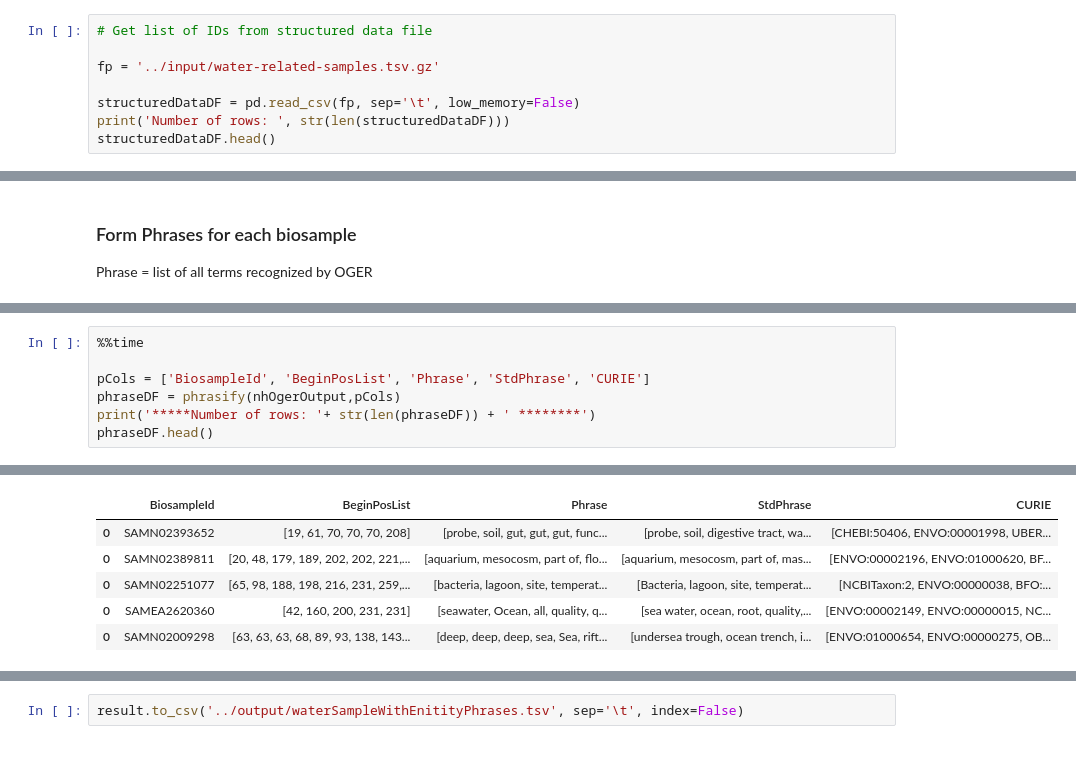
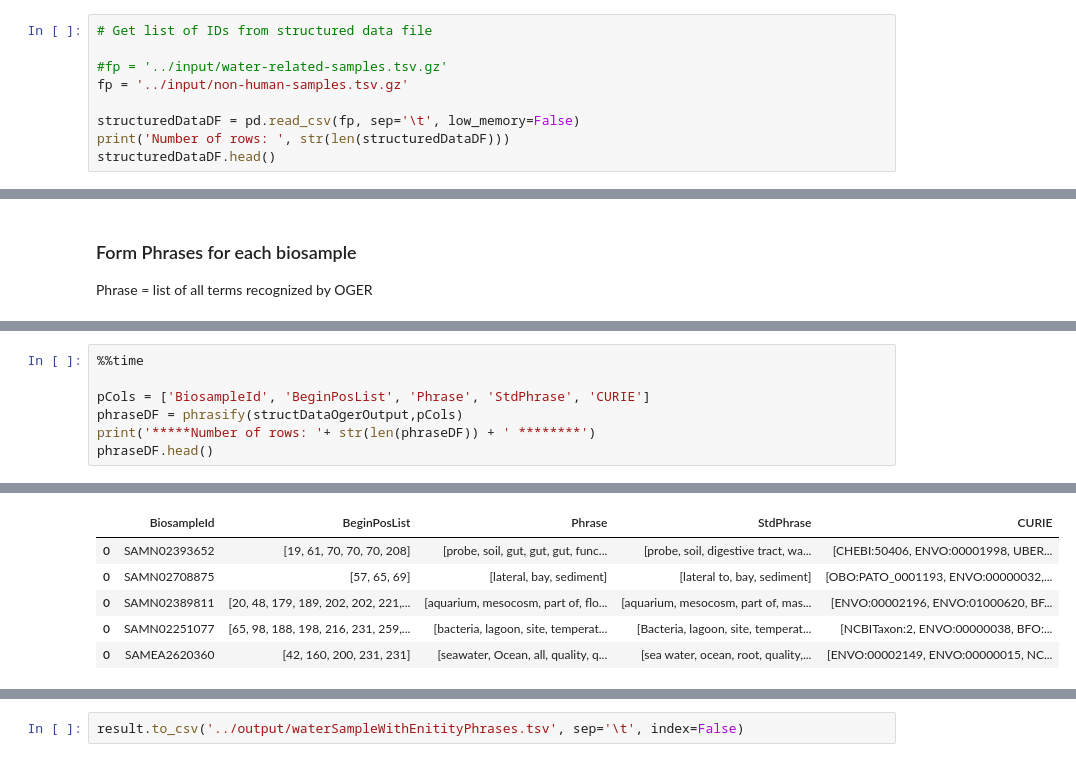
Before and after one commit to INCATools/biosample-analysis, a Jupyter notebook: src/notebooks/OGER-PostprocessingSandbox.ipynb, the cells around one changed output, grey strips where cells are left out. Cells and saved outputs as stored; diff of their text form.

```diff
--- a/src/notebooks/OGER-PostprocessingSandbox.ipynb
+++ b/src/notebooks/OGER-PostprocessingSandbox.ipynb
@@ -79,7 +81,8 @@ envPatSal.head()
 # %%
 # Get list of IDs from structured data file
 
-fp = '../input/water-related-samples.tsv.gz'
+#fp = '../input/water-related-samples.tsv.gz'
+fp = '../input/non-human-samples.tsv.gz'
 
 structuredDataDF = pd.read_csv(fp, sep='\t', low_memory=False)
 print('Number of rows: ', str(len(structuredDataDF)))
@@ -181,7 +184,7 @@ Wall time: 11 µs
 %%time
 
 pCols = ['BiosampleId', 'BeginPosList', 'Phrase', 'StdPhrase', 'CURIE']
-phraseDF = phrasify(nhOgerOutput,pCols)
+phraseDF = phrasify(structDataOgerOutput,pCols)
 print('*****Number of rows: '+ str(len(phraseDF)) + ' ********')
 phraseDF.head()
 # %% [output]
@@ -191,9 +194,9 @@ Wall time: 1.09 s
 |  | BiosampleId | BeginPosList | Phrase | StdPhrase | CURIE |
 | 0 | SAMN02393652 | [19, 61, 70, 70, 70, 208] | [probe, soil, gut, gut, gut, func... | [probe, soil, digestive tract, wa... | [CHEBI:50406, ENVO:00001998, UBER... |
+| 0 | SAMN02708875 | [57, 65, 69] | [lateral, bay, sediment] | [lateral to, bay, sediment] | [OBO:PATO_0001193, ENVO:00000032,... |
 | 0 | SAMN02389811 | [20, 48, 179, 189, 202, 202, 221,... | [aquarium, mesocosm, part of, flo... | [aquarium, mesocosm, part of, mas... | [ENVO:00002196, ENVO:01000620, BF... |
 | 0 | SAMN02251077 | [65, 98, 188, 198, 216, 231, 259,... | [bacteria, lagoon, site, temperat... | [Bacteria, lagoon, site, temperat... | [NCBITaxon:2, ENVO:00000038, BFO:... |
 | 0 | SAMEA2620360 | [42, 160, 200, 231, 231] | [seawater, Ocean, all, quality, q... | [sea water, ocean, root, quality,... | [ENVO:00002149, ENVO:00000015, NC... |
-| 0 | SAMN02009298 | [63, 63, 63, 68, 89, 93, 138, 143... | [deep, deep, deep, sea, Sea, rift... | [undersea trough, ocean trench, i... | [ENVO:01000654, ENVO:00000275, OB... |
 # %%
 # Add prefix 'BIOSAMPLE:' to the id
 phraseDF.BiosampleId = 'BIOSAMPLE:' + phraseDF.BiosampleId
```
Also changed, not shown: parts of 10 cells of this notebook.
